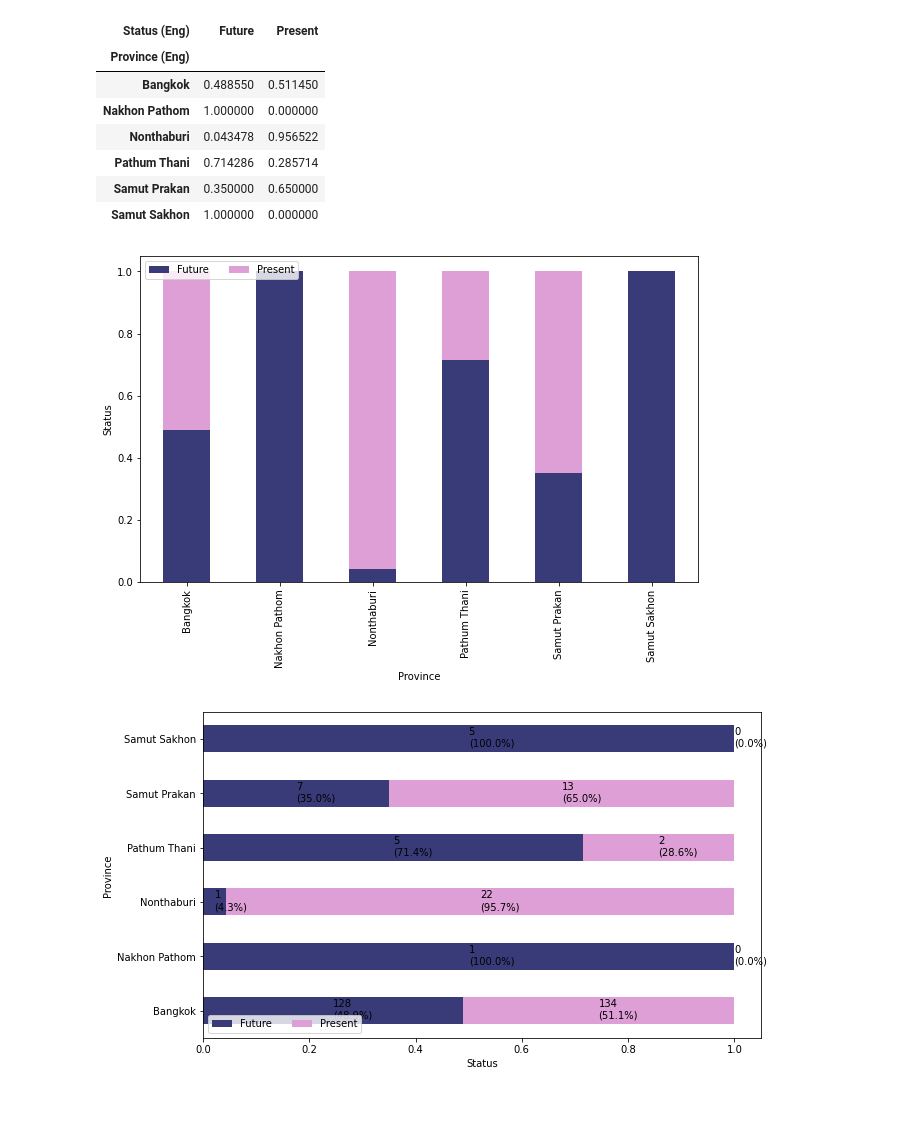
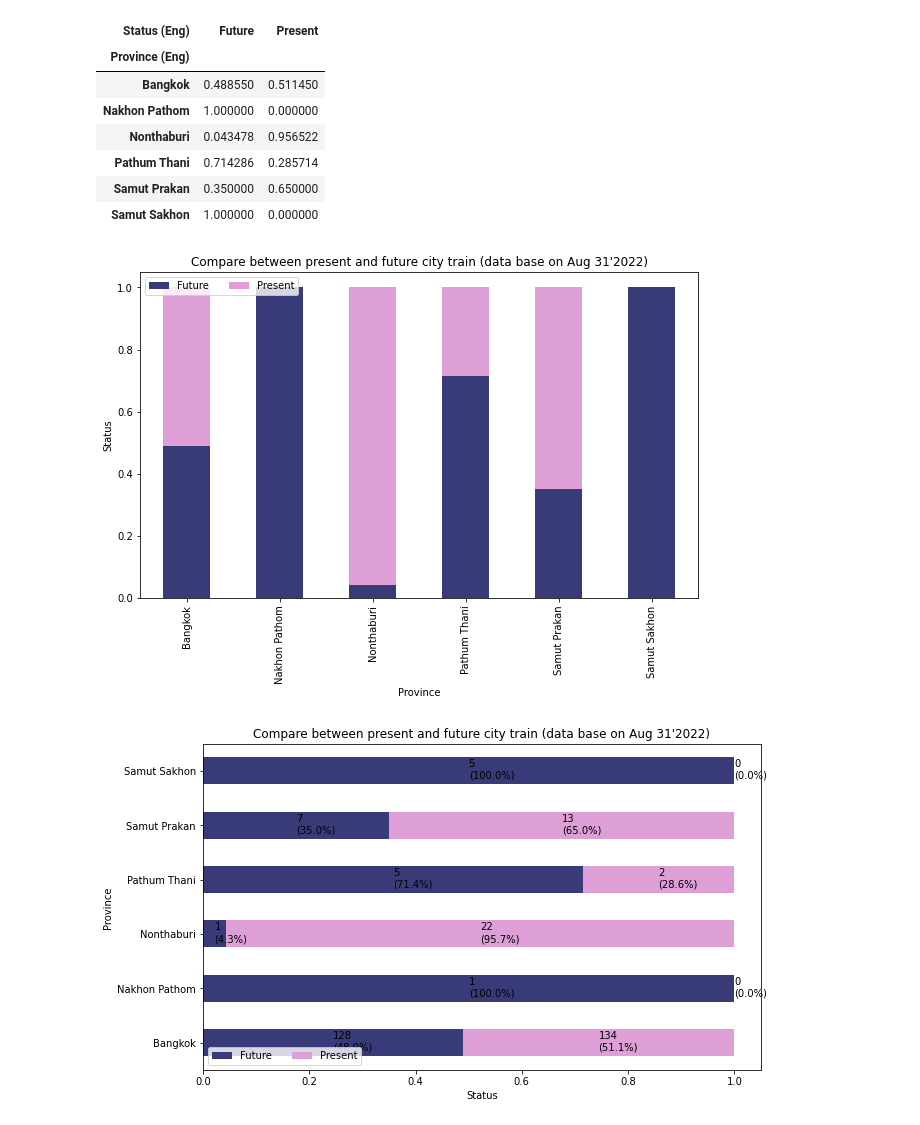
Before and after one commit to Suwapat0308/City-Train-Station-Data-Analysis-Thailand-, a Jupyter notebook: Project1.ipynb, the cells around one changed output. Cells and saved outputs as stored; diff of their text form; code cells hidden in the pictures.

```diff
--- a/Project1.ipynb
+++ b/Project1.ipynb
@@ -132,36 +121,38 @@ cross_tab_prop.plot(kind='bar',
 plt.legend(loc="upper left", ncol=2)
 plt.xlabel("Province")
 plt.ylabel("Status")
+plt.title("Compare between present and future city train (data base on Aug 31'2022)")
 plt.show()
 # %% [output]
-[figure, old version]
+[figure, new version]
 # %%
 cross_tab = pd.crosstab(index=data['Province (Eng)'],
                         columns=data['Status (Eng)'])
 
 
 cross_tab_prop.plot(kind='barh',
                         stacked=True,
                         colormap='tab20b',
                         figsize=(10, 6))
 
 plt.legend(loc="lower left", ncol=2)
 plt.ylabel("Province")
 plt.xlabel("Status")
+plt.title("Compare between present and future city train (data base on Aug 31'2022)")
 
 
 for n, x in enumerate([*cross_tab.index.values]):
     for (proportion, count, y_loc) in zip(cross_tab_prop.loc[x],
                                           cross_tab.loc[x],
                                           cross_tab_prop.loc[x].cumsum()):
 
         plt.text(x=(y_loc - proportion) + (proportion/2),
                  y=n - 0.14,
                  s=f'{count}\n({np.round(proportion*100, 1)}%)',
                  color="black",
                  fontsize=10,
                  fontweight="normal")
 
 plt.show()
 # %% [output]
-[figure, old version]
+[figure, new version]
```
Also changed, not shown: parts of 5 cells of this notebook.
